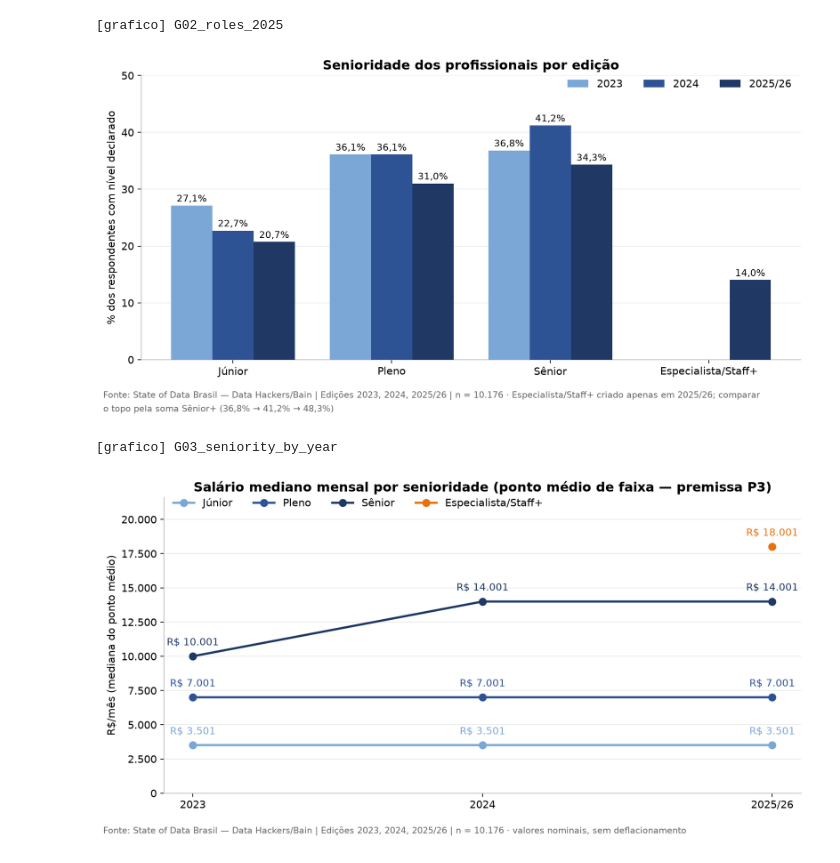
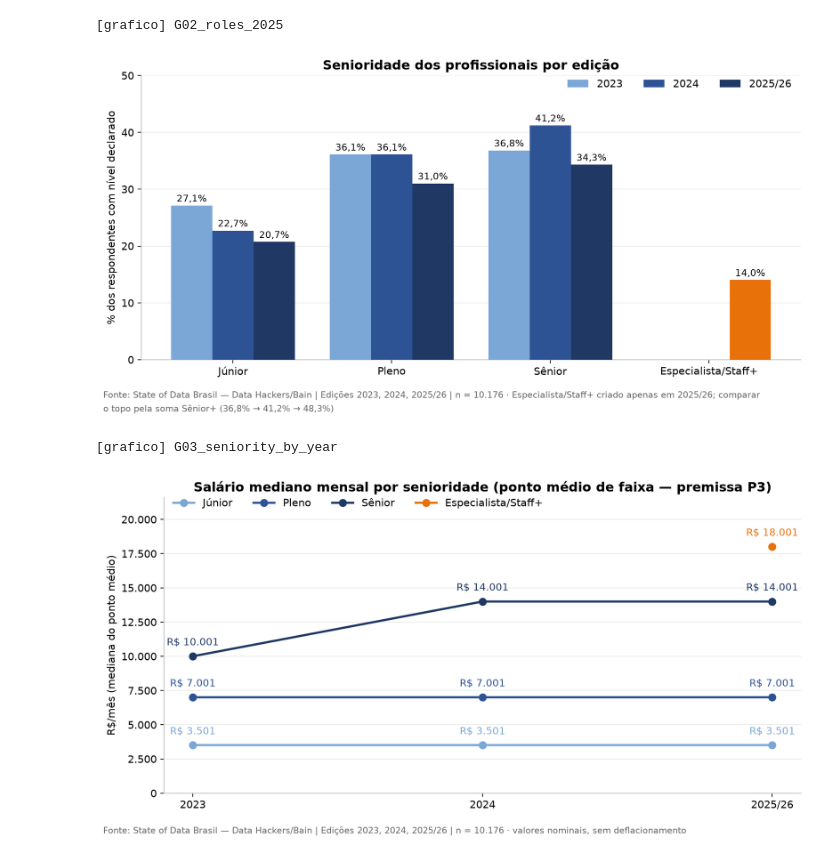
Before and after one commit to lgmricardo/Techchallenge3-G12, a Jupyter notebook: src/notebooks/05_gold_analytics.ipynb, the cells around one changed output. Drawn from its saved outputs; the diff is of its cells as text; code cells hidden in the pictures.

```diff
--- a/src/notebooks/05_gold_analytics.ipynb
+++ b/src/notebooks/05_gold_analytics.ipynb
@@ -163,30 +163,33 @@ salvar(fig, "G02_roles_2025", [2025], d25.n.sum(),
 # %%
 # G03 — Pirâmide de senioridade por edição ---------------------------------
 d = ler("gold_seniority")
 ordem = ["Júnior", "Pleno", "Sênior", "Especialista/Staff+"]
 x = range(len(ordem)); larg = 0.26
 
 fig, ax = nova_fig()
 for i, ano in enumerate(ANOS_NUCLEO):
     da = d[d.ano == ano].set_index("nivel").reindex(ordem)
     pos = [p + (i - 1) * larg for p in x]
-    ax.bar(pos, da.pct.fillna(0), width=larg, label=ROTULO_ANO[ano], color=SERIE_ANOS[i], zorder=3)
+    # Especialista/Staff+ é categoria nova (só existe em 2025/26, sem série comparável) —
+    # laranja de destaque conforme docs/visual_standard.md, mesmo tratamento do G04/G07.
+    cores_barra = [LARANJA if nivel == "Especialista/Staff+" else SERIE_ANOS[i] for nivel in ordem]
+    ax.bar(pos, da.pct.fillna(0), width=larg, label=ROTULO_ANO[ano], color=cores_barra, zorder=3)
     for px, v in zip(pos, da.pct):
         if pd.notna(v):
             ax.text(px, v + 0.7, pct(v), ha="center", fontsize=9.5)
 senior_mais = {a: d[(d.ano == a) & (d.nivel.isin(["Sênior", "Especialista/Staff+"]))].pct.sum()
                for a in ANOS_NUCLEO}
 ax.set_xticks(list(x)); ax.set_xticklabels(ordem)
 ax.set_title("Senioridade dos profissionais por edição")
 ax.set_ylabel("% dos respondentes com nível declarado")
 ax.set_ylim(0, 50)
 ax.legend(ncol=3, loc="upper right", bbox_to_anchor=(1.0, 1.02))
 eixo(ax)
 salvar(fig, "G03_seniority_by_year", ANOS_NUCLEO, d.n.sum(),
        "Especialista/Staff+ criado apenas em 2025/26; comparar o topo pela soma Sênior+ ("
        + " → ".join(pct(senior_mais[a]) for a in ANOS_NUCLEO) + ")")
 # %% [output]
-[figure, old version]
+[figure, new version]
 [grafico] G03_seniority_by_year
 # %%
 # G04 — Escada salarial: mediana por senioridade e edição -------------------
```
Also changed, not shown: parts of 2 cells of this notebook, 44 other files.
